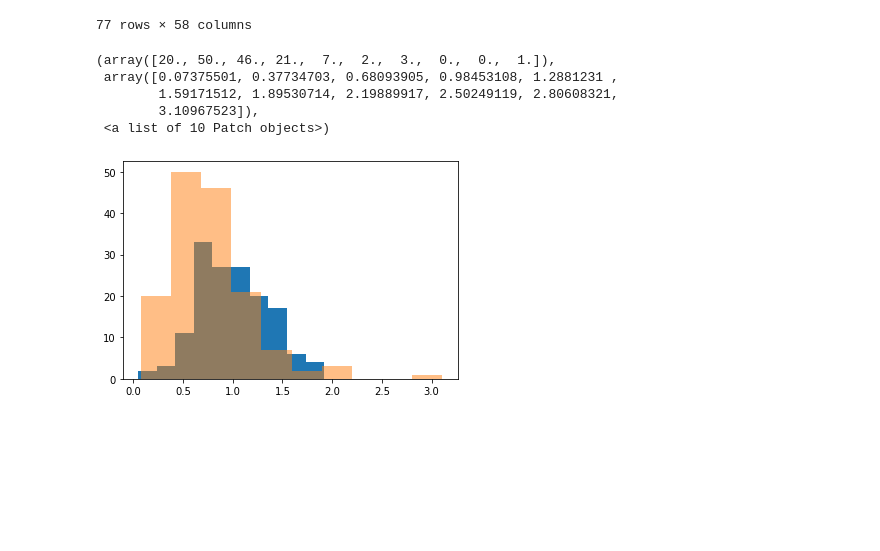
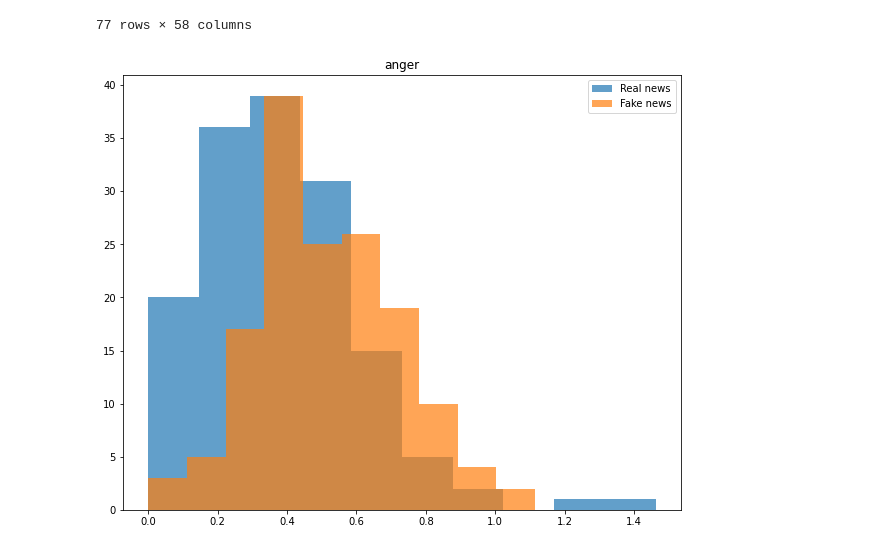
Before and after one commit to giorgospetkakis/more-fake-news-pls, a Jupyter notebook: src/20200606-svm-distributionoffeatures.ipynb, the cells around one changed output. Cells and saved outputs as stored; diff of their text form; code cells hidden in the pictures; blank space fills up the shorter version.

```diff
--- a/src/Untitled.ipynb
+++ b/src/20200606-svm-distributionoffeatures.ipynb
@@ -115,13 +115,13 @@ true.loc[true['number_identical'] == 0]
 | n3l9sc6sinb2up1qxytkppkaq2cu4hd0 | 8.55 | 1.00 | 0.991649 | 0.467839 | 0.862647 | 0.0 | 1 | 9 | ... |
 | 4whbe0y9fno5nfmxnqzwwydx5oqqy3py | 9.43 | 1.00 | 0.960053 | 0.621939 | 0.829995 | 0.0 | 21 | 43 | ... |
 77 rows × 58 columns
-# %%
-plt.hist(mis['negative'])
-plt.hist(true['negative'], alpha=0.5)
-# %% [output]
-(array([20., 50., 46., 21.,  7.,  2.,  3.,  0.,  0.,  1.]),
- array([0.07375501, 0.37734703, 0.68093905, 0.98453108, 1.2881231 ,
-        1.59171512, 1.89530714, 2.19889917, 2.50249119, 2.80608321,
-        3.10967523]),
- <a list of 10 Patch objects>)
-[figure, removed]
+# %%
+emotion = "anger"
+plt.figure(figsize=(10,8))
+plt.hist(true[emotion], alpha=0.7, label="Real news")
+plt.hist(mis[emotion], alpha=0.7, label="Fake news")
+plt.legend()
+plt.title(emotion)
+plt.savefig("reports/figures/{}.png".format(emotion))
+# %% [output]
+[figure, added]
```
Also changed, not shown: parts of 3 cells of this notebook, 14 other files.
